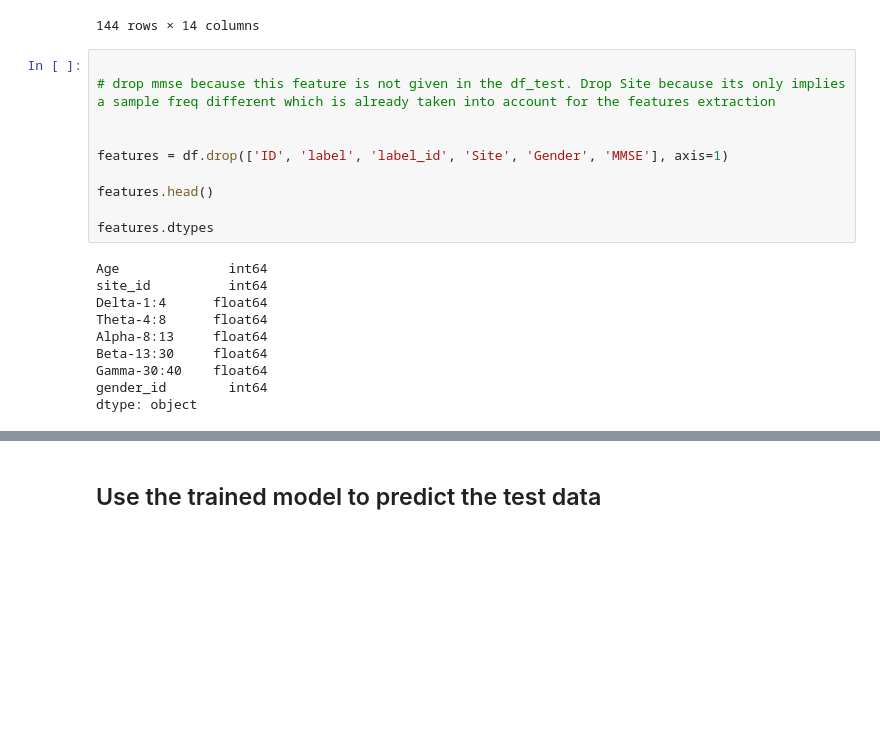
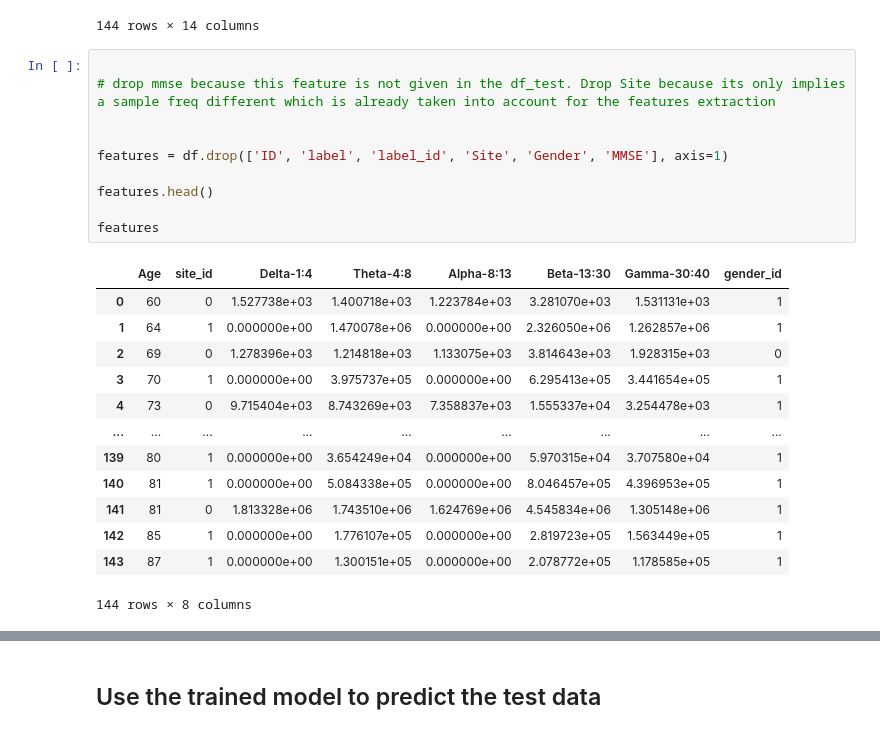
Before and after one commit to jugodfroy/Dementia_MEG_classification, a Jupyter notebook: random_forest/random_forest_prediction.ipynb, the cells around one changed output, grey strips where cells are left out. Cells and saved outputs as stored; diff of their text form; blank space fills up the shorter version.

```diff
--- a/random_forest/random_forest_prediction.ipynb
+++ b/random_forest/random_forest_prediction.ipynb
@@ -31,23 +31,27 @@ df
 # %%
 
 # drop mmse because this feature is not given in the df_test. Drop Site because its only implies a sample freq different which is already taken into account for the features extraction
 
 
 features = df.drop(['ID', 'label', 'label_id', 'Site', 'Gender', 'MMSE'], axis=1)
 
 features.head()
 
-features.dtypes
+features
 # %% [output]
+|  | Age | site_id | Delta-1:4 | Theta-4:8 | Alpha-8:13 | Beta-13:30 | Gamma-30:40 | gender_id |
+| 0 | 60 | 0 | 1.527738e+03 | 1.400718e+03 | 1.223784e+03 | 3.281070e+03 | 1.531131e+03 | 1 |
+| 1 | 64 | 1 | 0.000000e+00 | 1.470078e+06 | 0.000000e+00 | 2.326050e+06 | 1.262857e+06 | 1 |
+| 2 | 69 | 0 | 1.278396e+03 | 1.214818e+03 | 1.133075e+03 | 3.814643e+03 | 1.928315e+03 | 0 |
+| 3 | 70 | 1 | 0.000000e+00 | 3.975737e+05 | 0.000000e+00 | 6.295413e+05 | 3.441654e+05 | 1 |
+| 4 | 73 | 0 | 9.715404e+03 | 8.743269e+03 | 7.358837e+03 | 1.555337e+04 | 3.254478e+03 | 1 |
+| ... | ... | ... | ... | ... | ... | ... | ... | ... |
+| 139 | 80 | 1 | 0.000000e+00 | 3.654249e+04 | 0.000000e+00 | 5.970315e+04 | 3.707580e+04 | 1 |
+| 140 | 81 | 1 | 0.000000e+00 | 5.084338e+05 | 0.000000e+00 | 8.046457e+05 | 4.396953e+05 | 1 |
+| 141 | 81 | 0 | 1.813328e+06 | 1.743510e+06 | 1.624769e+06 | 4.545834e+06 | 1.305148e+06 | 1 |
+| 142 | 85 | 1 | 0.000000e+00 | 1.776107e+05 | 0.000000e+00 | 2.819723e+05 | 1.563449e+05 | 1 |
+| 143 | 87 | 1 | 0.000000e+00 | 1.300151e+05 | 0.000000e+00 | 2.078772e+05 | 1.178585e+05 | 1 |
-Age              int64
-site_id          int64
-Delta-1:4      float64
-Theta-4:8      float64
-Alpha-8:13     float64
-Beta-13:30     float64
-Gamma-30:40    float64
-gender_id        int64
-dtype: object
+144 rows × 8 columns
 # %%
 from sklearn.decomposition import PCA
 from sklearn.ensemble import RandomForestClassifier
```
Also changed, not shown: parts of 5 cells of this notebook.
